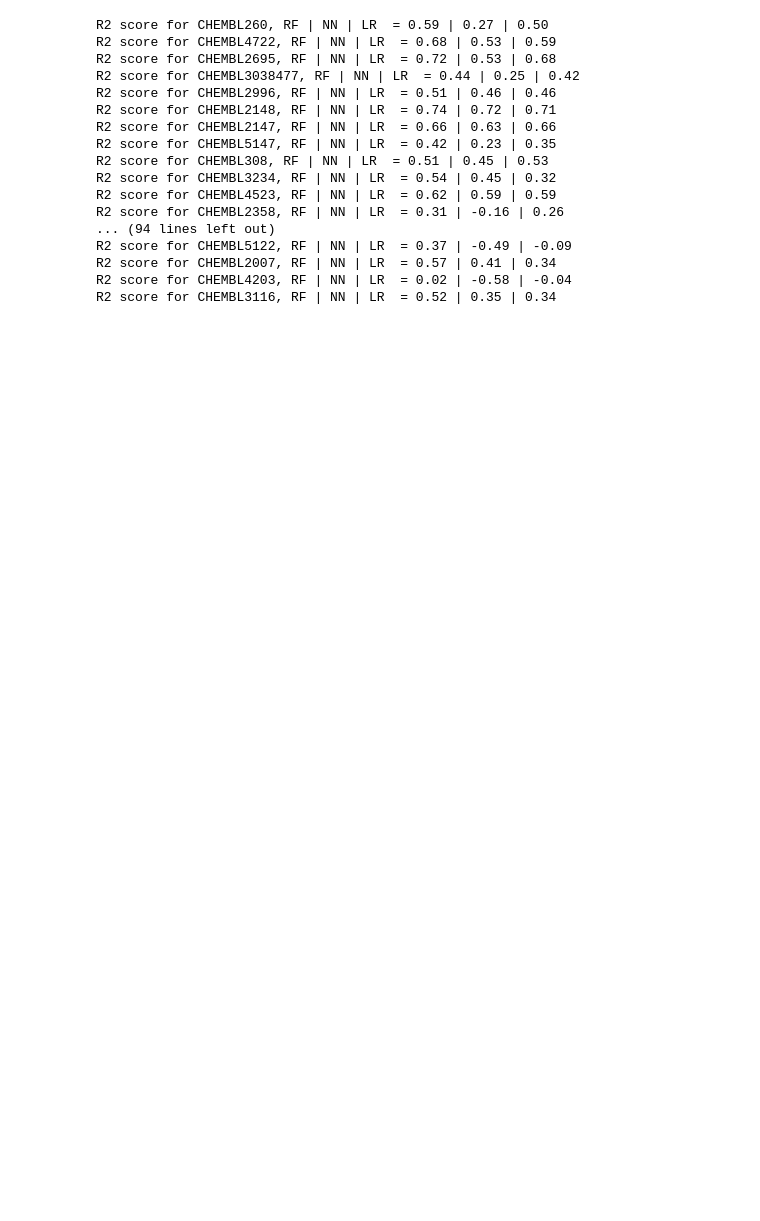
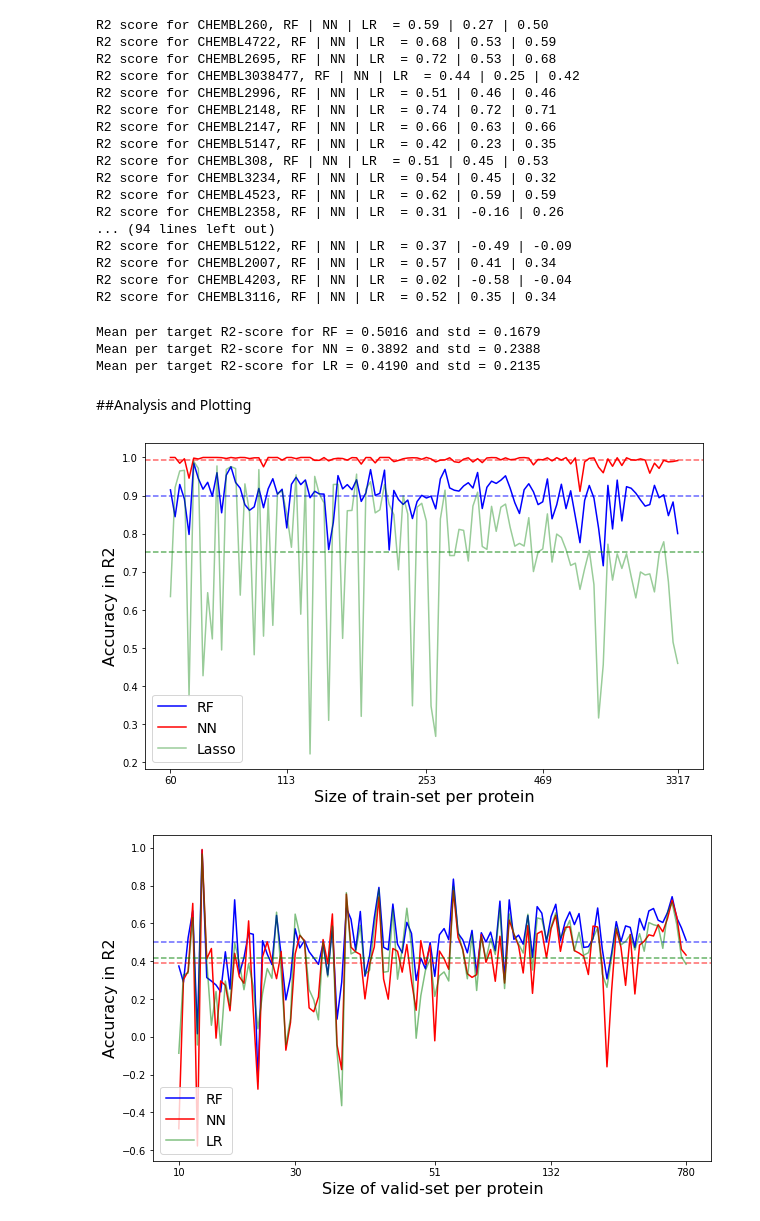
Before and after one commit to Yashkickoff30/Drug-Target-Interaction, a Jupyter notebook: Random Forest.ipynb, the cells around one changed output. Cells and saved outputs as stored; diff of their text form; code cells hidden in the pictures; blank space fills up the shorter version.

Commit message:
Analysis Commit

```diff
--- a/Random Forest.ipynb
+++ b/Random Forest.ipynb
@@ -7,9 +7,6 @@ import os, pickle
 from sklearn.metrics import r2_score
 from sklearn.metrics import mean_squared_error as MSE
 from sklearn.metrics import mean_absolute_error as MAE
-
-
-
 
 from sklearn.model_selection import cross_validate, GridSearchCV
 
@@ -31,7 +28,7 @@ random_seed = 2022
 np.random.seed(random_seed)
 nfolds=4
 njobs =3
-pathtosaved = 'D:/Sem8_FYP/TrainedModals/'
+pathtosaved = 'F:/ClassRecording/sem-8/Project/Dummy_Drug_target_interaction/Drug-Target-Interaction/TrainedModals/'
 #pathtosaved = 'D:/Sem8_FYP/Kanner/'
 print(pathtosaved)
 # %% [output]
@@ -358,3 +355,76 @@ R2 score for CHEMBL5122, RF | NN | LR  = 0.37 | -0.49 | -0.09
 R2 score for CHEMBL2007, RF | NN | LR  = 0.57 | 0.41 | 0.34
 R2 score for CHEMBL4203, RF | NN | LR  = 0.02 | -0.58 | -0.04
 R2 score for CHEMBL3116, RF | NN | LR  = 0.52 | 0.35 | 0.34
+# %%
+print("Mean per target R2-score for RF = {0:.4f} and std = {1:.4f}".format( np.mean(Scores_RF_valid_pertarget), np.std(Scores_RF_valid_pertarget) ))
+print("Mean per target R2-score for NN = {0:.4f} and std = {1:.4f}".format( np.mean(Scores_NN_valid_pertarget), np.std(Scores_NN_valid_pertarget) ))
+print("Mean per target R2-score for LR = {0:.4f} and std = {1:.4f}".format( np.mean(Scores_LR_valid_pertarget), np.std(Scores_LR_valid_pertarget) ))
+#print("Mean per target R2-score for my = {0:.4f} and std = {1:.4f}".format( np.mean(Scores_my_valid_pertarget), np.std(Scores_my_valid_pertarget) ))
+# %% [output]
+Mean per target R2-score for RF = 0.5016 and std = 0.1679
+Mean per target R2-score for NN = 0.3892 and std = 0.2388
+Mean per target R2-score for LR = 0.4190 and std = 0.2135
+# %% [markdown]
+##Analysis and Plotting
+# %%
+
+
+plt.figure(figsize=(10,6))
+
+Y = [Target_info[x]['RF_train_r2'] for x in Targets]
+plt.plot(Y,'b', label='RF')
+plt.axhline(np.mean(Y),color='b', linestyle='--', alpha=0.6)
+
+Y = [Target_info[x]['NN_train_r2'] for x in Targets]
+plt.plot(Y,'r', label='NN')
+plt.axhline(np.mean(Y),color='r', linestyle='--', alpha=0.6)
+
+Y = [Target_info[x]['LR_train_r2'] for x in Targets]
+plt.plot(Y,'g', label='Lasso', alpha=0.4)
+plt.axhline(np.mean(Y),color='g', linestyle='--', alpha=0.6)
+
+#Y = [Target_info[x]['my_train_r2'] for x in Targets]
+#plt.plot(Y,'m', label='Keras')
+#plt.axhline(np.mean(Y),color='m', linestyle='--', alpha=0.6)
+
+Sizes = [Target_info[x]['train_size'] for x in Targets]
+xi = [0,25,55,80,109]
+plt.xticks(xi, [Sizes[t] for t in xi])
+plt.xlabel('Size of train-set per protein',fontsize=16)
+plt.ylabel("Accuracy in R2",fontsize=16)
+# plt.xticks( x, rotation='vertical')
+plt.legend(loc=3, fontsize=14)
+# plt.title("Training Performance")
+plt.savefig("Train-all.png", transparent=True)
+plt.show()
+
+plt.figure(figsize=(10,6))
+
+Y = [Target_info[x]['RF_valid_r2'] for x in Targets]
+plt.plot(Y,'b', label='RF')
+plt.axhline(np.mean(Y),color='b', linestyle='--', alpha=0.6)
+
+Y = [Target_info[x]['NN_valid_r2'] for x in Targets]
+plt.plot(Y,'r', label='NN')
+plt.axhline(np.mean(Y),color='r', linestyle='--', alpha=0.6)
+
+Y = [Target_info[x]['LR_valid_r2'] for x in Targets]
+plt.plot(Y,'g', alpha=0.5, label='LR')
+plt.axhline(np.mean(Y),color='g', linestyle='--', alpha=0.6)
+
+#Y = [Target_info[x]['my_valid_r2'] for x in Targets]
+#plt.plot(Y,'m', label='Keras')
+#plt.axhline(np.mean(Y),color='m', linestyle='--', alpha=0.6)
+
+plt.legend(loc=3, fontsize=14)
+Sizes = [Target_info[x]['test_size'] for x in Targets]
+xi = [0,25,55,80,109]
+plt.xticks(xi, [Sizes[t] for t in xi])
+plt.xlabel('Size of valid-set per protein',fontsize=16)
+plt.ylabel("Accuracy in R2",fontsize=16)
+# plt.title("Validation Performance")
+plt.savefig("Valid-all.png", transparent=True)
+plt.show()
+# %% [output]
+[figure, added]
+[figure, added]
```
Also changed, not shown: parts of 14 cells of this notebook, 2 other files.
